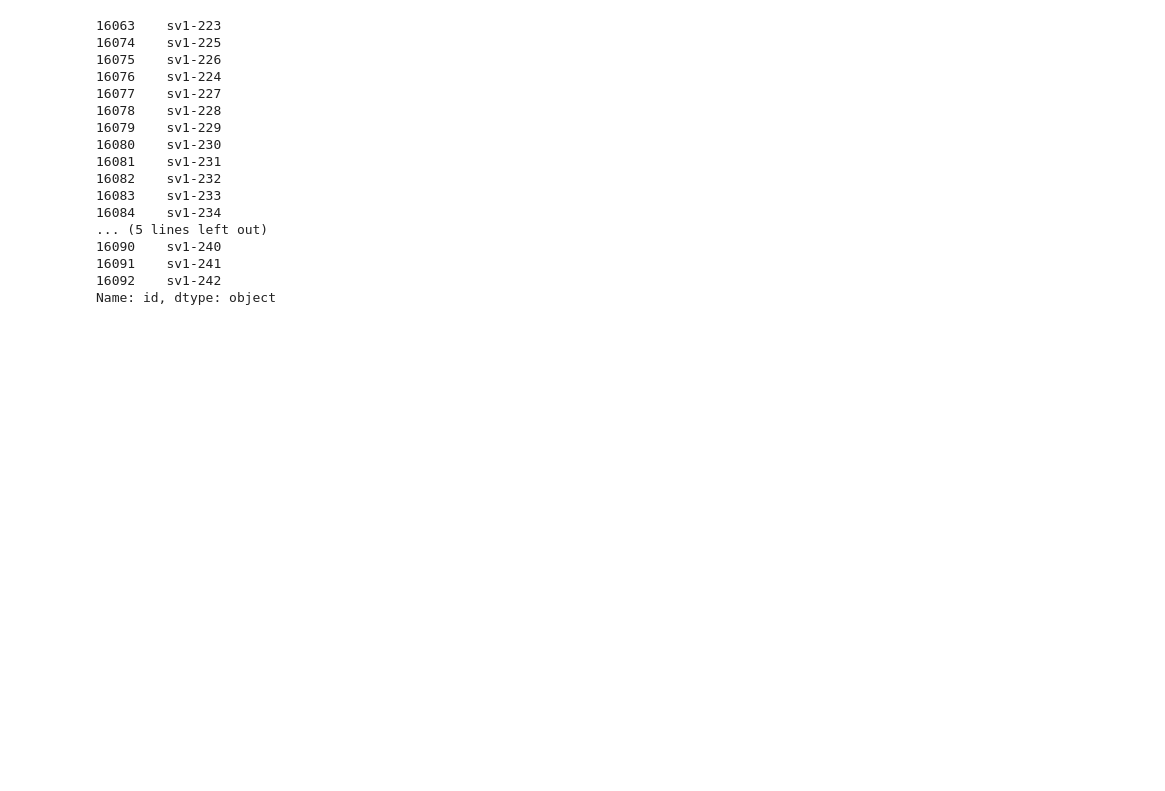
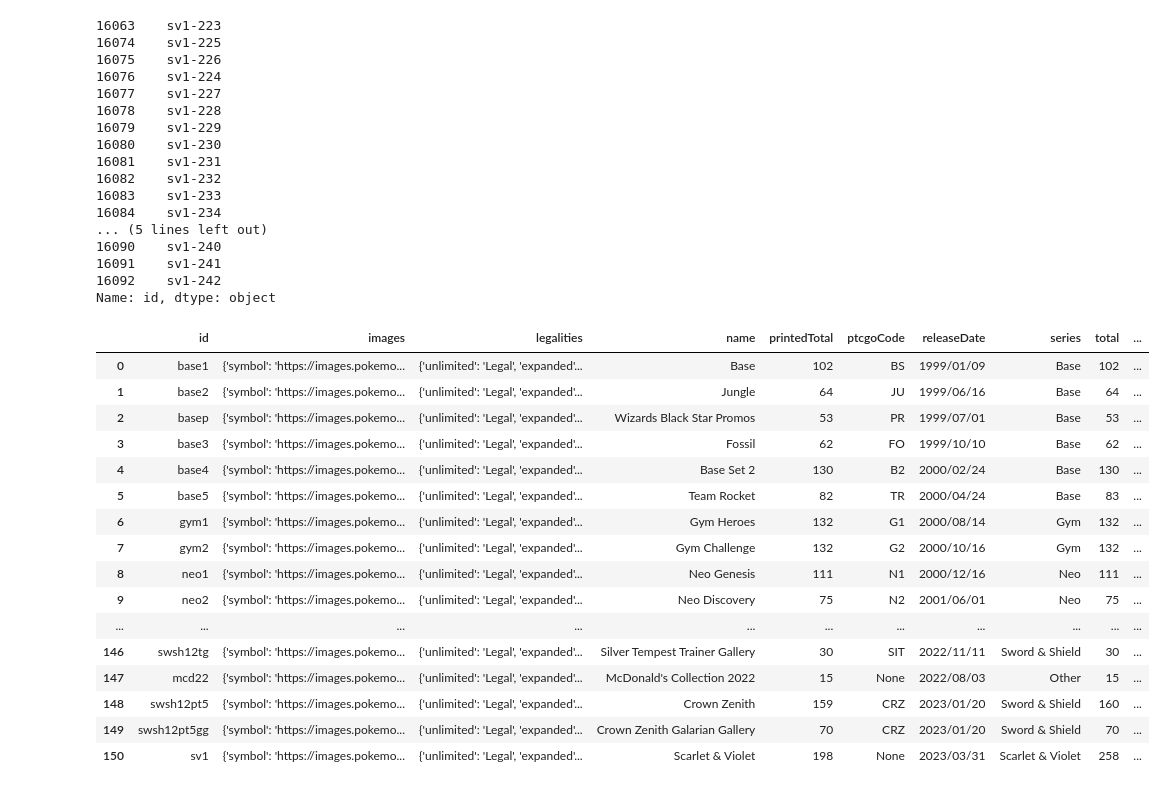
Before and after one commit to Grimmys/PokeTCGBot, a Jupyter notebook: data-card-analysis/TestDataCardCollection.ipynb, the cells around one changed output. Cells and saved outputs as stored; diff of their text form; code cells hidden in the pictures; blank space fills up the shorter version.

```diff
--- a/data-card-analysis/TestDataCardCollection.ipynb
+++ b/data-card-analysis/TestDataCardCollection.ipynb
@@ -218,3 +180,26 @@ sv_cards_frame.loc[data_frame_cards["rarity"] == "Ultra Rare"]["id"]
 16091    sv1-241
 16092    sv1-242
 Name: id, dtype: object
+# %%
+sets = pandas.read_pickle("../data/sets.p")
+data_frame_sets = pandas.DataFrame(sets)
+# %%
+data_frame_sets
+# %% [output]
+|  | id | images | legalities | name | printedTotal | ptcgoCode | releaseDate | series | total | ... |
+| 0 | base1 | {'symbol': 'https://images.pokemo... | {'unlimited': 'Legal', 'expanded'... | Base | 102 | BS | 1999/01/09 | Base | 102 | ... |
+| 1 | base2 | {'symbol': 'https://images.pokemo... | {'unlimited': 'Legal', 'expanded'... | Jungle | 64 | JU | 1999/06/16 | Base | 64 | ... |
+| 2 | basep | {'symbol': 'https://images.pokemo... | {'unlimited': 'Legal', 'expanded'... | Wizards Black Star Promos | 53 | PR | 1999/07/01 | Base | 53 | ... |
+| 3 | base3 | {'symbol': 'https://images.pokemo... | {'unlimited': 'Legal', 'expanded'... | Fossil | 62 | FO | 1999/10/10 | Base | 62 | ... |
+| 4 | base4 | {'symbol': 'https://images.pokemo... | {'unlimited': 'Legal', 'expanded'... | Base Set 2 | 130 | B2 | 2000/02/24 | Base | 130 | ... |
+| 5 | base5 | {'symbol': 'https://images.pokemo... | {'unlimited': 'Legal', 'expanded'... | Team Rocket | 82 | TR | 2000/04/24 | Base | 83 | ... |
+| 6 | gym1 | {'symbol': 'https://images.pokemo... | {'unlimited': 'Legal', 'expanded'... | Gym Heroes | 132 | G1 | 2000/08/14 | Gym | 132 | ... |
+| 7 | gym2 | {'symbol': 'https://images.pokemo... | {'unlimited': 'Legal', 'expanded'... | Gym Challenge | 132 | G2 | 2000/10/16 | Gym | 132 | ... |
+| 8 | neo1 | {'symbol': 'https://images.pokemo... | {'unlimited': 'Legal', 'expanded'... | Neo Genesis | 111 | N1 | 2000/12/16 | Neo | 111 | ... |
+| 9 | neo2 | {'symbol': 'https://images.pokemo... | {'unlimited': 'Legal', 'expanded'... | Neo Discovery | 75 | N2 | 2001/06/01 | Neo | 75 | ... |
+| ... | ... | ... | ... | ... | ... | ... | ... | ... | ... | ... |
+| 146 | swsh12tg | {'symbol': 'https://images.pokemo... | {'unlimited': 'Legal', 'expanded'... | Silver Tempest Trainer Gallery | 30 | SIT | 2022/11/11 | Sword & Shield | 30 | ... |
+| 147 | mcd22 | {'symbol': 'https://images.pokemo... | {'unlimited': 'Legal', 'expanded'... | McDonald's Collection 2022 | 15 | None | 2022/08/03 | Other | 15 | ... |
+| 148 | swsh12pt5 | {'symbol': 'https://images.pokemo... | {'unlimited': 'Legal', 'expanded'... | Crown Zenith | 159 | CRZ | 2023/01/20 | Sword & Shield | 160 | ... |
+| 149 | swsh12pt5gg | {'symbol': 'https://images.pokemo... | {'unlimited': 'Legal', 'expanded'... | Crown Zenith Galarian Gallery | 70 | CRZ | 2023/01/20 | Sword & Shield | 70 | ... |
+| 150 | sv1 | {'symbol': 'https://images.pokemo... | {'unlimited': 'Legal', 'expanded'... | Scarlet & Violet | 198 | None | 2023/03/31 | Scarlet & Violet | 258 | ... |
```
Also changed, not shown: parts of 5 cells of this notebook.
